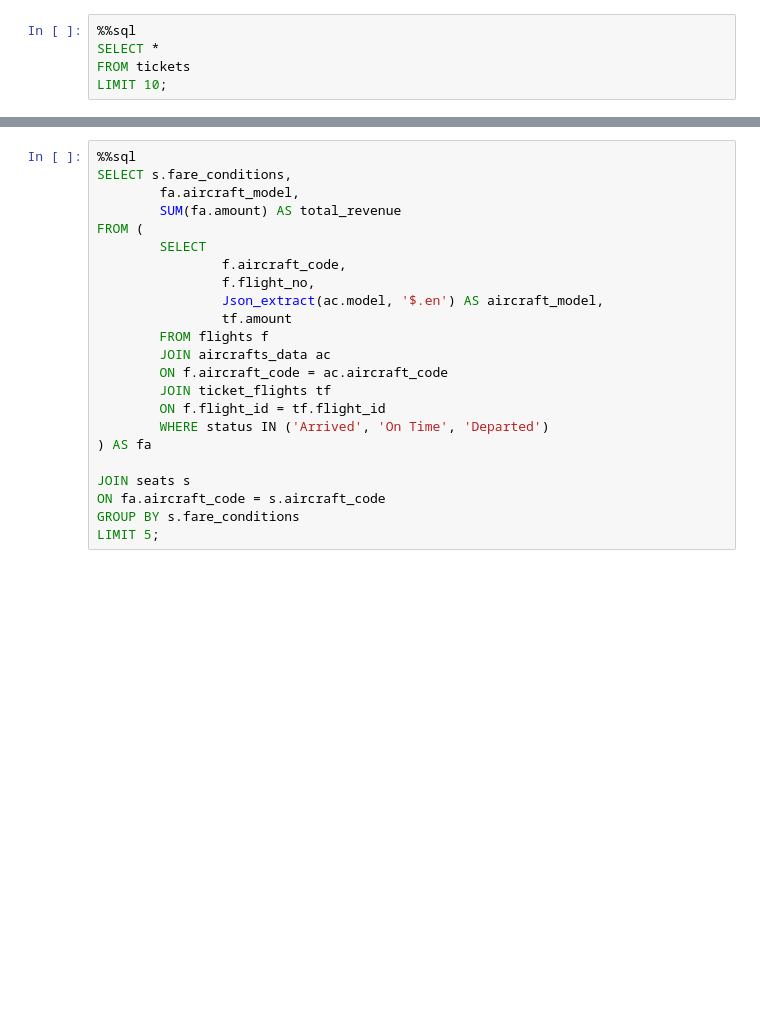
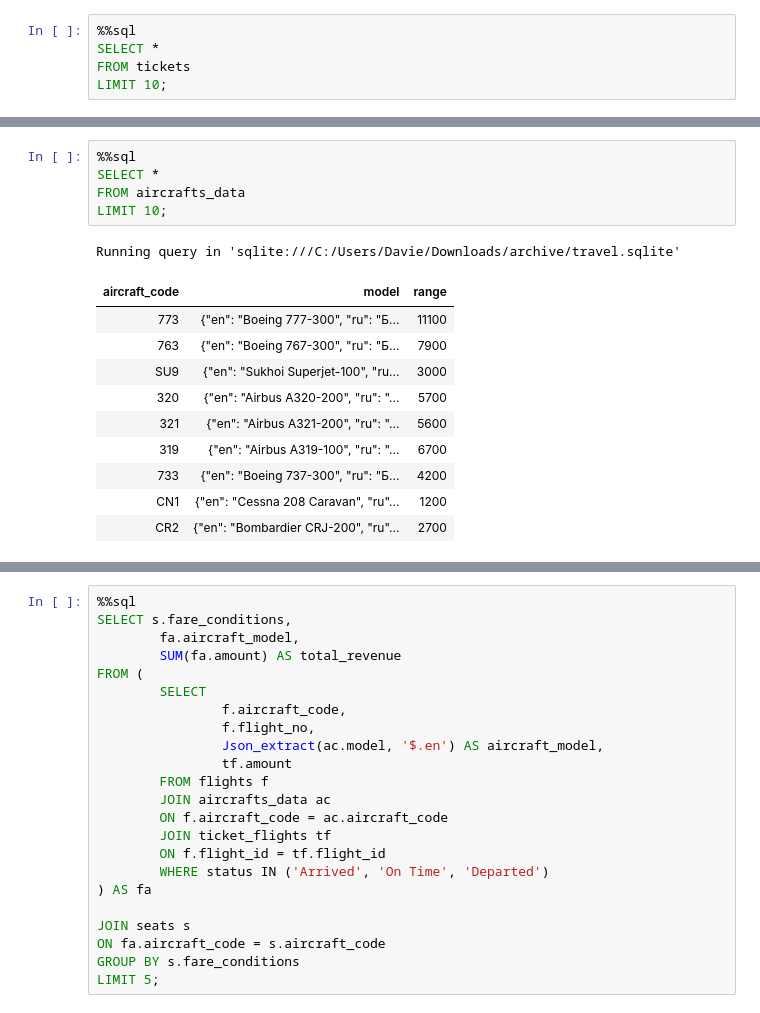
Before and after one commit to Daviedavie100/SQL_Projects, a Jupyter notebook: data.ipynb, the cells around one changed output, grey strips where cells are left out. Drawn from its saved outputs; the diff is of its cells as text; blank space fills up the shorter version.

```diff
--- a/data.ipynb
+++ b/data.ipynb
@@ -1143,0 +1222,17 @@ LIMIT 10;
+# %%
+%%sql
+SELECT *
+FROM aircrafts_data
+LIMIT 10;
+# %% [output]
+Running query in 'sqlite:///C:/Users/Davie/Downloads/archive/travel.sqlite'
+| aircraft_code | model | range |
+| 773 | {"en": "Boeing 777-300", "ru": "Б... | 11100 |
+| 763 | {"en": "Boeing 767-300", "ru": "Б... | 7900 |
+| SU9 | {"en": "Sukhoi Superjet-100", "ru... | 3000 |
+| 320 | {"en": "Airbus A320-200", "ru": "... | 5700 |
+| 321 | {"en": "Airbus A321-200", "ru": "... | 5600 |
+| 319 | {"en": "Airbus A319-100", "ru": "... | 6700 |
+| 733 | {"en": "Boeing 737-300", "ru": "Б... | 4200 |
+| CN1 | {"en": "Cessna 208 Caravan", "ru"... | 1200 |
+| CR2 | {"en": "Bombardier CRJ-200", "ru"... | 2700 |
```
Also changed, not shown: parts of 13 cells of this notebook.
